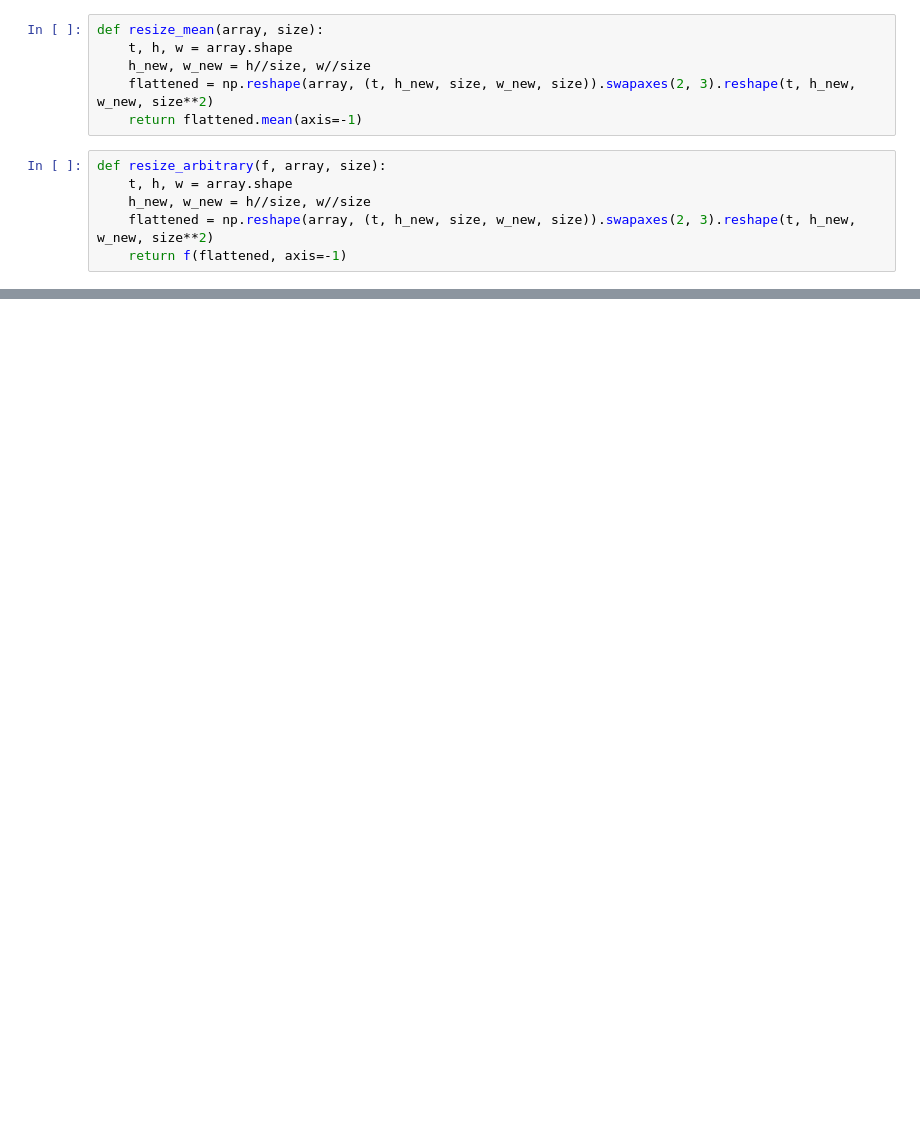
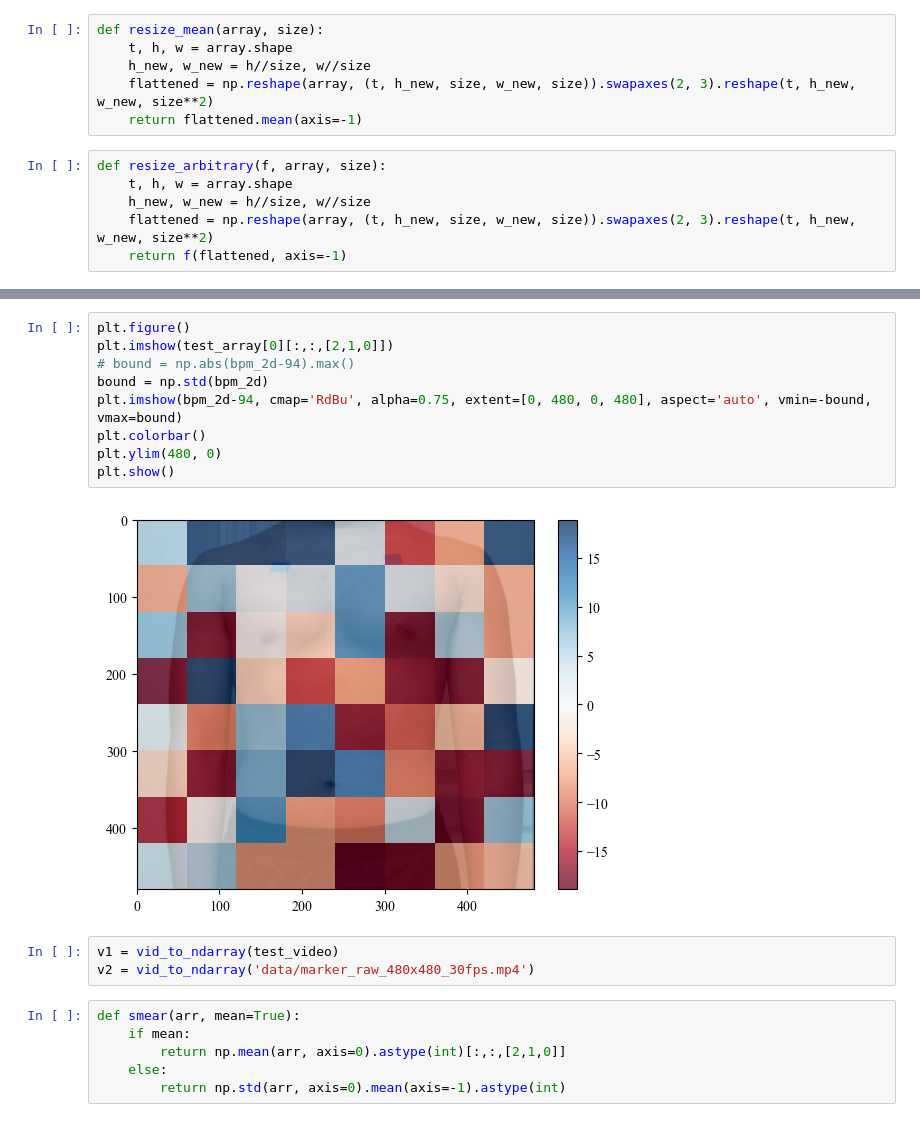
Before and after one commit to tiandahuang/chest-rppg, a Jupyter notebook: signal_analysis.ipynb, the cells around one changed output, grey strips where cells are left out. Drawn from its saved outputs; the diff is of its cells as text; blank space fills up the shorter version.

```diff
--- a/signal_analysis.ipynb
+++ b/signal_analysis.ipynb
@@ -122,0 +135,20 @@ fig.show()
+# %%
+plt.figure()
+plt.imshow(test_array[0][:,:,[2,1,0]])
+# bound = np.abs(bpm_2d-94).max()
+bound = np.std(bpm_2d)
+plt.imshow(bpm_2d-94, cmap='RdBu', alpha=0.75, extent=[0, 480, 0, 480], aspect='auto', vmin=-bound, vmax=bound)
+plt.colorbar()
+plt.ylim(480, 0)
+plt.show()
+# %% [output]
+[figure, added]
+# %%
+v1 = vid_to_ndarray(test_video)
+v2 = vid_to_ndarray('data/marker_raw_480x480_30fps.mp4')
+# %%
+def smear(arr, mean=True):
+    if mean:
+        return np.mean(arr, axis=0).astype(int)[:,:,[2,1,0]]
+    else:
+        return np.std(arr, axis=0).mean(axis=-1).astype(int)
```
Also changed, not shown: parts of 18 cells of this notebook, 10 other files.
